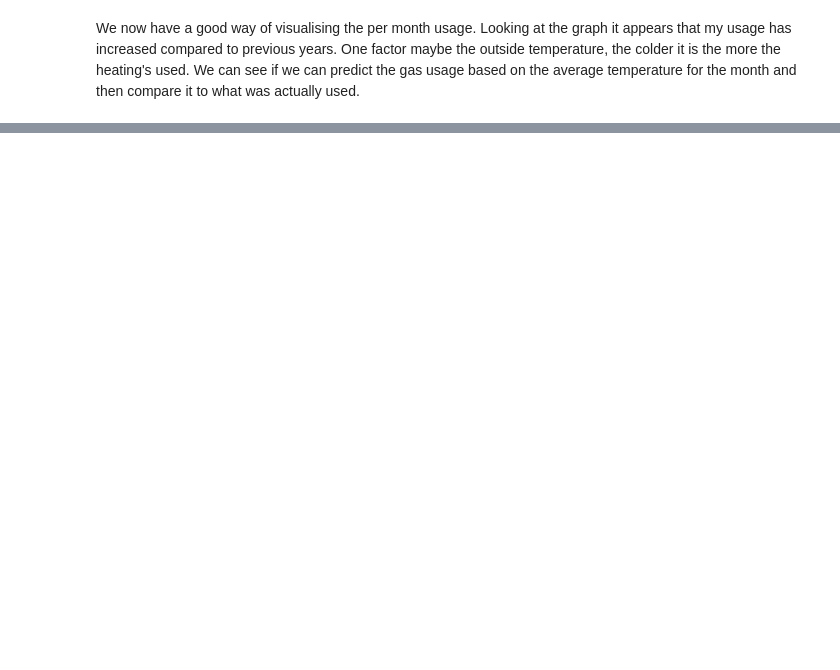
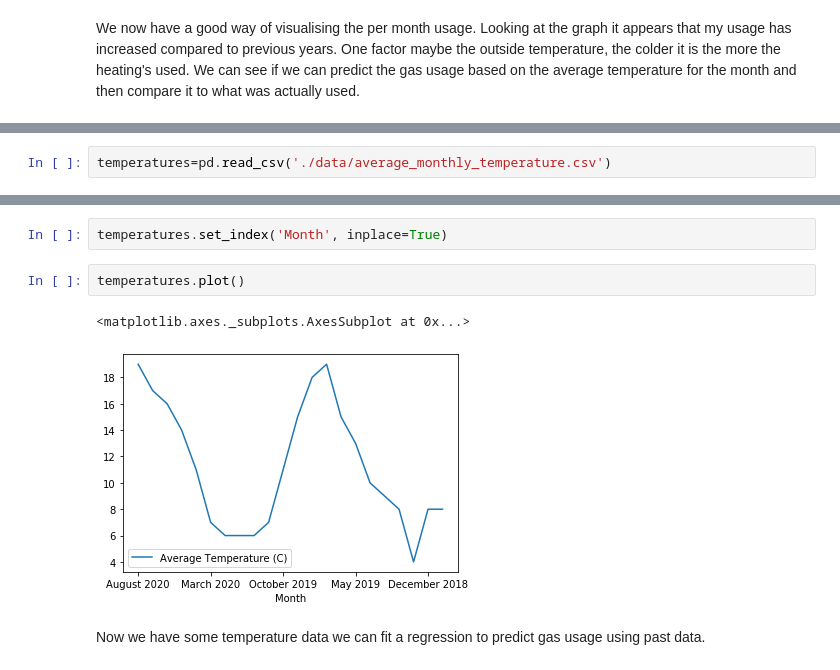
Before and after one commit to maukbe/Gas-Usage, a Jupyter notebook: Energy Usage.ipynb, the cells around one changed output, grey strips where cells are left out. Drawn from its saved outputs; the diff is of its cells as text; blank space fills up the shorter version.

Commit message:
Ading regression with average temperatures

```diff
--- a/Energy Usage.ipynb
+++ b/Energy Usage.ipynb
@@ -133,0 +134,2 @@ head
+# %%
+temperatures=pd.read_csv('./data/average_monthly_temperature.csv')
@@ -133,0 +145,9 @@ head
+# %%
+temperatures.set_index('Month', inplace=True)
+# %%
+temperatures.plot()
+# %% [output]
+<matplotlib.axes._subplots.AxesSubplot at 0x...>
+[figure, added]
+# %% [markdown]
+Now we have some temperature data we can fit a regression to predict gas usage using past data.
```
Also changed, not shown: parts of 12 cells of this notebook.
